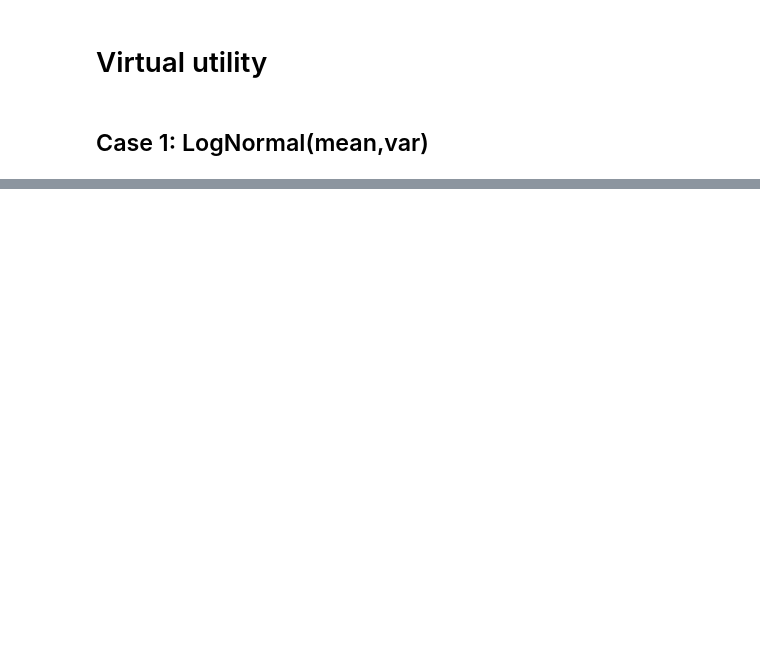
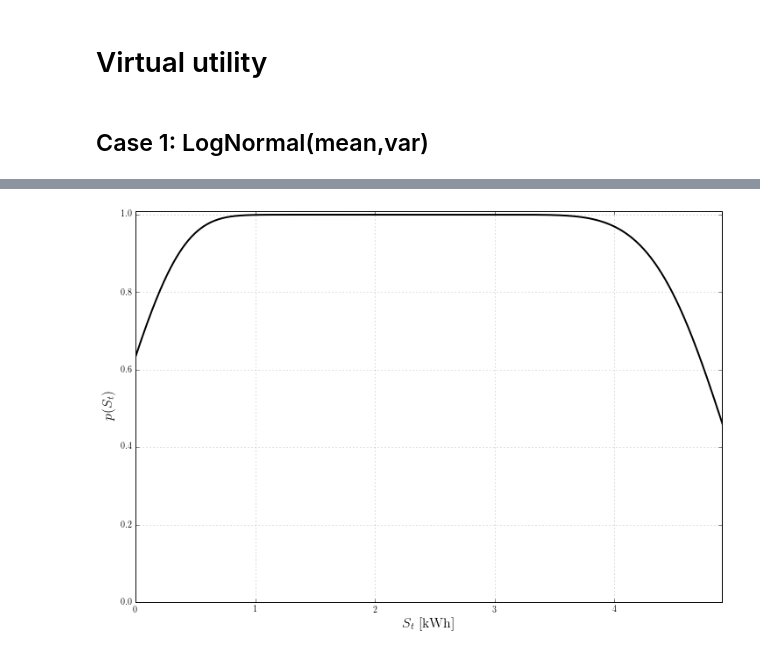
Before and after one commit to pedrohjn/simple-virtual-utility, a Jupyter notebook: Simple_Virtual_Utility.ipynb, the cells around one changed output, grey strips where cells are left out. Saved outputs shown, nothing was run; the diff lists cells and outputs as text; code cells hidden in the pictures; blank space fills up the shorter version.

```diff
--- a/Simple_Virtual_Utility.ipynb
+++ b/Simple_Virtual_Utility.ipynb
@@ -65,0 +100,40 @@ plt.show()
+# %%
+#Inputs
+S_max=5
+S_min=0
+G_t_1= 2
+lamb=2
+k=5
+
+#Storage possible states
+steps=1000
+S_t = np.linspace(S_min, S_max,steps)
+p_A = np.zeros(steps)
+p_B = np.zeros(steps)
+p = np.zeros(steps)
+for i in range(0, steps-1):
+    p_B[i] = np.exp(-((G_t_1 + S_t[i] - S_min)/lamb)**k)
+    if S_t[i] > S_max - G_t_1:
+        p_A[i] = 1 - np.exp(-((G_t_1 + S_t[i] - S_max)/lamb)**k)
+    p[i] = 1- p_A[i] - p_B[i]
+
+
+
+
+
+#Plot incuding max and min
+plt.figure(figsize=(12,8), dpi=600)
+plt.xlabel('$S_t$ [kWh]', fontsize=16)
+plt.ylabel('$p(S_t)$', fontsize=16)
+#plt.plot(S_t,p,'g--', linewidth=1)
+#plt.plot(S_t,p_A,'r-', linewidth=1.5,label = "$p_A(S_t)$")
+#plt.plot(S_t,p_B,'b-', linewidth=1.5,label = "$p_B(S_t)$")
+plt.plot(S_t,p,'k-', linewidth=2,label = "$p(S_t)$")
+#plt.axis([0,24,min(min(B)-10,0),max(max(B)+10,S_max)])
+plt.axis([0,S_max-0.1,0,1+0.01])
+plt.grid(color='k', alpha=0.5, linestyle='dotted', linewidth=0.5)
+#plt.legend( loc=2, fontsize=16)
+plt.savefig('prob-storage-weibull.pdf', bbox_inches='tight', pad_inches=0.1, dpi=600)
+plt.show()
+# %% [output]
+[figure, added]
```
Also changed, not shown: parts of 5 cells of this notebook.
